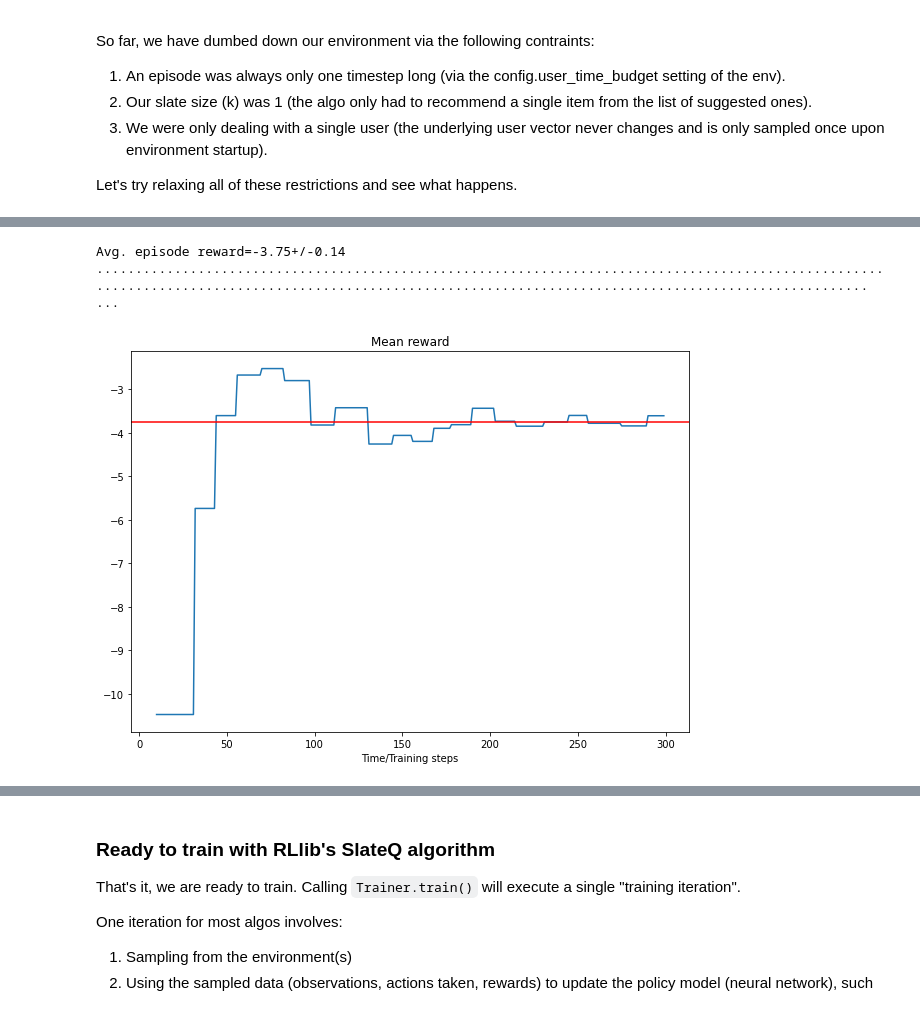
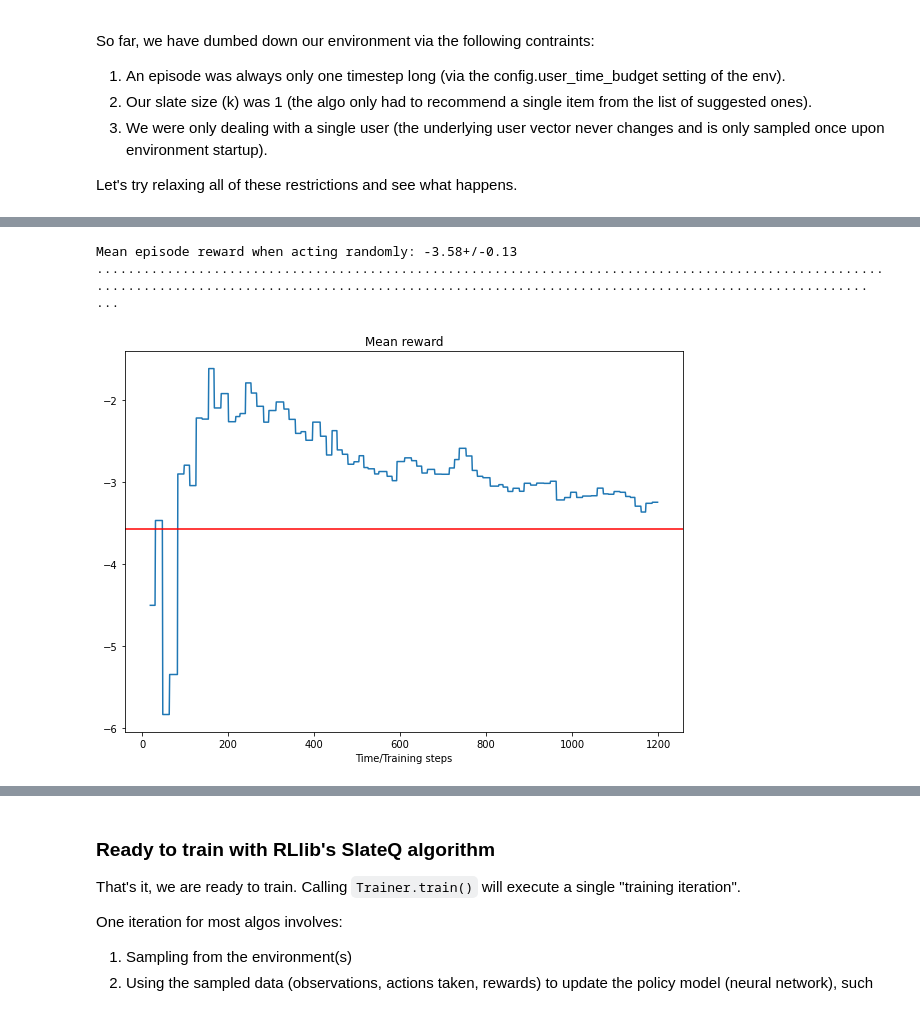
Before and after one commit to sven1977/rllib_tutorials, a Jupyter notebook: rl_conference_2022/tutorial_notebook.ipynb, the cells around one changed output, grey strips where cells are left out. Saved outputs shown, nothing was run; the diff lists cells and outputs as text; code cells hidden in the pictures.

```diff
--- a/rl_conference_2022/tutorial_notebook.ipynb
+++ b/rl_conference_2022/tutorial_notebook.ipynb
@@ -399,7 +399,7 @@ tune.register_env(
     "recomm-sys-001-for-bandits",
     lambda config: RecSimObservationBanditWrapper(MultiDiscreteToDiscreteActionWrapper(RecommSys001(config))))
 
-config = {
+bandit_config = {
     # Use our tune-registered "RecommSys001" class.
     "env": "recomm-sys-001-for-bandits",
     "env_config": {
@@ -416,7 +416,7 @@ config = {
 }
 
 # Create the RLlib Trainer using above config.
-bandit_trainer = BanditLinUCBTrainer(config=config)
+bandit_trainer = BanditLinUCBTrainer(config=bandit_config)
 
 # Train for n iterations (timesteps) and collect n-arm rewards.
 rewards = []
@@ -451,7 +451,7 @@ So far, we have dumbed down our environment via the following contraints:
 Let's try relaxing all of these restrictions and see what happens.
 # %%
 # Update our env_config: Making things harder.
-config.update({
+bandit_config.update({
     "env_config": {
         "num_features": 20,  # E (no change)
 
@@ -459,22 +459,22 @@ config.update({
         "num_items_to_select_from": 10,  # D (no change)
         "slate_size": 2,  # k=2
 
-        "num_users_in_db": 100,  # More users!
+        "num_users_in_db": None,  # More users!
         "user_time_budget": 10.0,  # Longer episodes.
     },
 })
 
 # Re-computing our random baseline.
-harder_env = RecommSys001(config=config["env_config"])
+harder_env = RecommSys001(config=bandit_config["env_config"])
 harder_env_mean_random_reward, _ = test_env(harder_env)
 
 
 # Create the RLlib Trainer using above config.
-bandit_trainer = BanditLinUCBTrainer(config=config)
+bandit_trainer = BanditLinUCBTrainer(config=bandit_config)
 
 # Train for n iterations (timesteps) and collect n-arm rewards.
 rewards = []
-for _ in range(300):
+for _ in range(1200):
     result = bandit_trainer.train()
     rewards.append(result["episode_reward_mean"])
     print(".", end="")
@@ -494,6 +494,6 @@ plt.show()
-Avg. episode reward=-3.75+/-0.14
+Mean episode reward when acting randomly: -3.58+/-0.13
 ........................................................................................................................................................................................................ ...
-[figure, old version]
+[figure, new version]
 # %% [markdown]
 #### Well, that doesn't look so well anymore.
 
```
Also changed, not shown: parts of 10 cells of this notebook.
